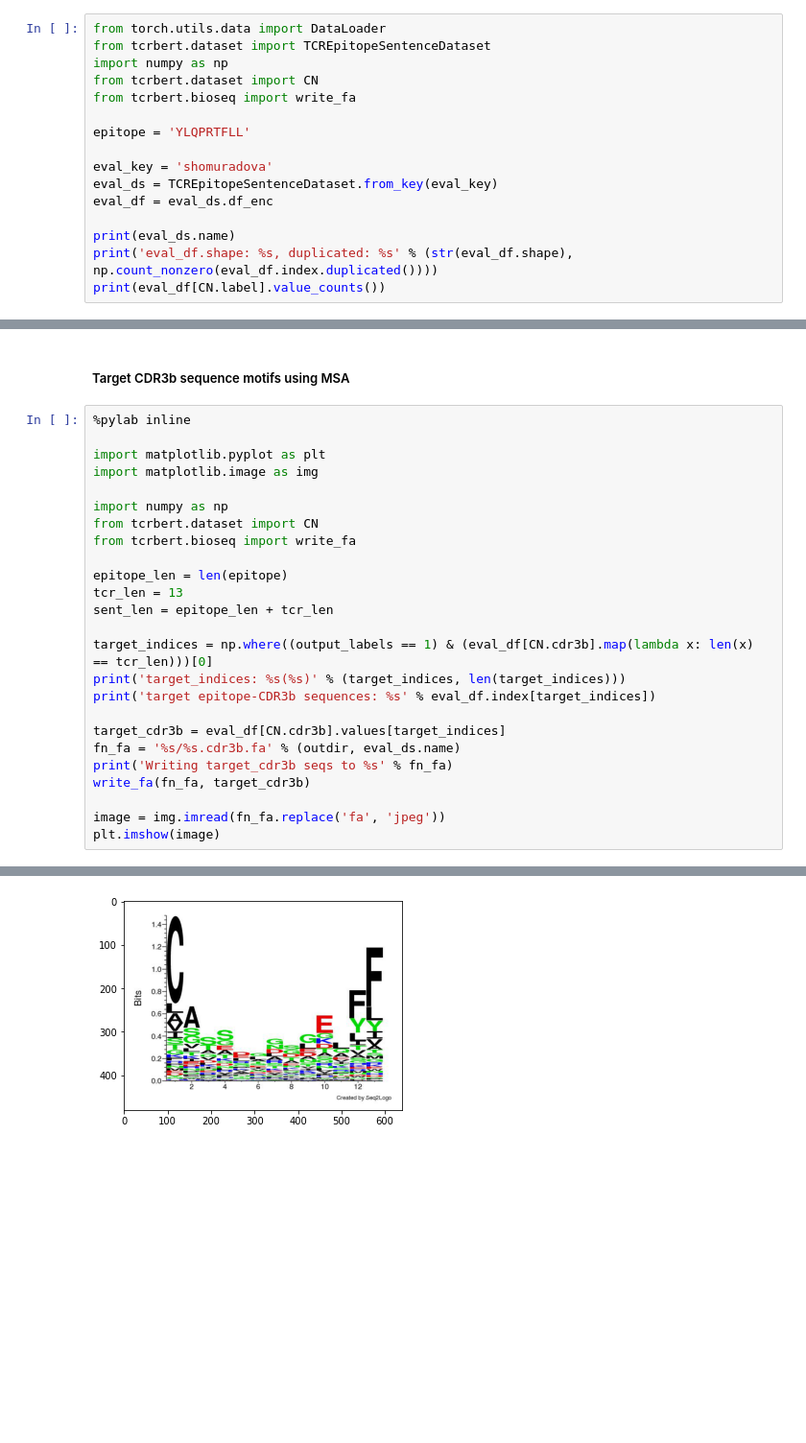
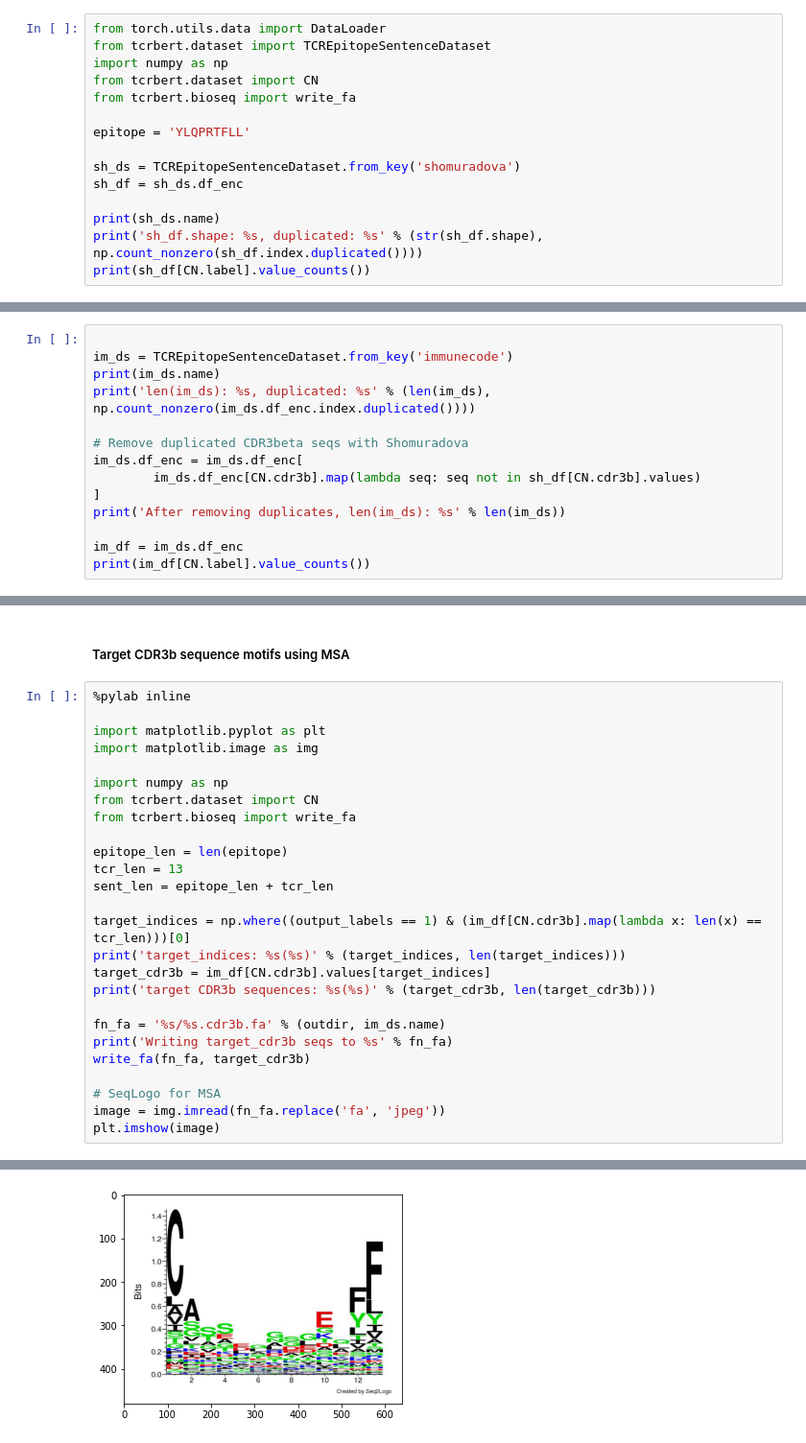
Before and after one commit to luseedbio/TCRBert, a Jupyter notebook: notebook/exp1.ipynb, the cells around one changed output, grey strips where cells are left out. Shown at 96% size. Saved outputs shown, nothing was run; the diff lists cells and outputs as text; blank space fills up the shorter version.

```diff
--- a/notebook/exp1.ipynb
+++ b/notebook/exp1.ipynb
@@ -371,12 +371,11 @@ from tcrbert.bioseq import write_fa
 
 epitope = 'YLQPRTFLL'
 
-eval_key = 'shomuradova'
-eval_ds = TCREpitopeSentenceDataset.from_key(eval_key)
-eval_df = eval_ds.df_enc
+sh_ds = TCREpitopeSentenceDataset.from_key('shomuradova')
+sh_df = sh_ds.df_enc
 
-print(eval_ds.name)
-print('eval_df.shape: %s, duplicated: %s' % (str(eval_df.shape), np.count_nonzero(eval_df.index.duplicated())))
-print(eval_df[CN.label].value_counts())
+print(sh_ds.name)
+print('sh_df.shape: %s, duplicated: %s' % (str(sh_df.shape), np.count_nonzero(sh_df.index.duplicated())))
+print(sh_df[CN.label].value_counts())
 # %% [output]
 shomuradova
@@ -656,0 +643,14 @@ Name: label, dtype: int64
+# %%
+
+im_ds = TCREpitopeSentenceDataset.from_key('immunecode')
+print(im_ds.name)
+print('len(im_ds): %s, duplicated: %s' % (len(im_ds), np.count_nonzero(im_ds.df_enc.index.duplicated())))
+
+# Remove duplicated CDR3beta seqs with Shomuradova
+im_ds.df_enc = im_ds.df_enc[
+        im_ds.df_enc[CN.cdr3b].map(lambda seq: seq not in sh_df[CN.cdr3b].values)
+]
+print('After removing duplicates, len(im_ds): %s' % len(im_ds))
+
+im_df = im_ds.df_enc
+print(im_df[CN.label].value_counts())
@@ -789,15 +792,16 @@ epitope_len = len(epitope)
 tcr_len = 13
 sent_len = epitope_len + tcr_len
 
-target_indices = np.where((output_labels == 1) & (eval_df[CN.cdr3b].map(lambda x: len(x) == tcr_len)))[0]
+target_indices = np.where((output_labels == 1) & (im_df[CN.cdr3b].map(lambda x: len(x) == tcr_len)))[0]
 print('target_indices: %s(%s)' % (target_indices, len(target_indices)))
-print('target epitope-CDR3b sequences: %s' % eval_df.index[target_indices])
+target_cdr3b = im_df[CN.cdr3b].values[target_indices]
+print('target CDR3b sequences: %s(%s)' % (target_cdr3b, len(target_cdr3b)))
 
-target_cdr3b = eval_df[CN.cdr3b].values[target_indices]
-fn_fa = '%s/%s.cdr3b.fa' % (outdir, eval_ds.name)
+fn_fa = '%s/%s.cdr3b.fa' % (outdir, im_ds.name)
 print('Writing target_cdr3b seqs to %s' % fn_fa)
 write_fa(fn_fa, target_cdr3b)
 
+# SeqLogo for MSA
 image = img.imread(fn_fa.replace('fa', 'jpeg'))
 plt.imshow(image)
 # %% [output]
@@ -820,4 +824,4 @@ target_indices: [  0   6  10  12  17  18  19  20  22  28  30  31  33  35  36  39
 Writing target_cdr3b seqs to /home/hym/trunk/TCRBert/output/immunecode.cdr3b.fa
 <matplotlib.image.AxesImage at 0x...>
-[figure, old version]
+[figure, new version]
 # %% [markdown]
```
Also changed, not shown: parts of 23 cells of this notebook.
